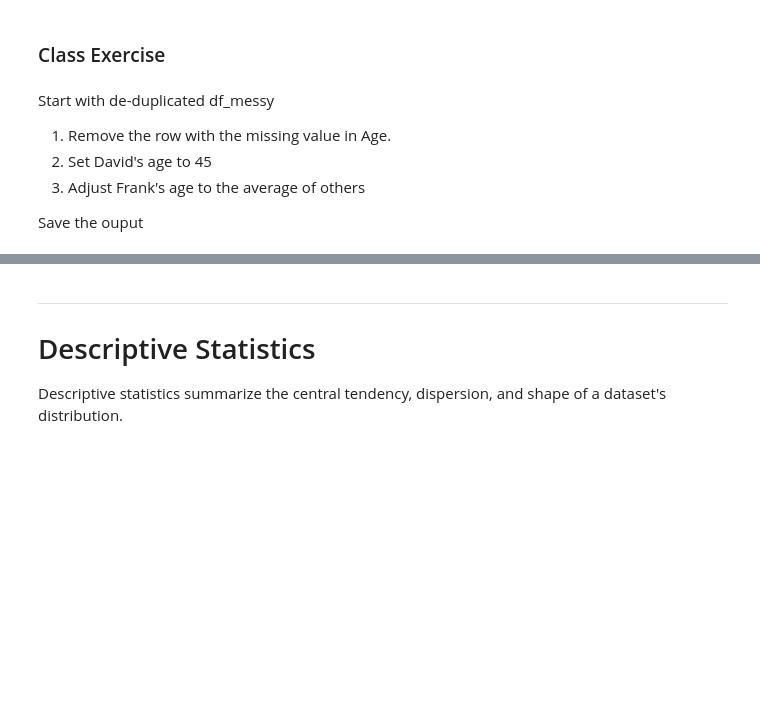
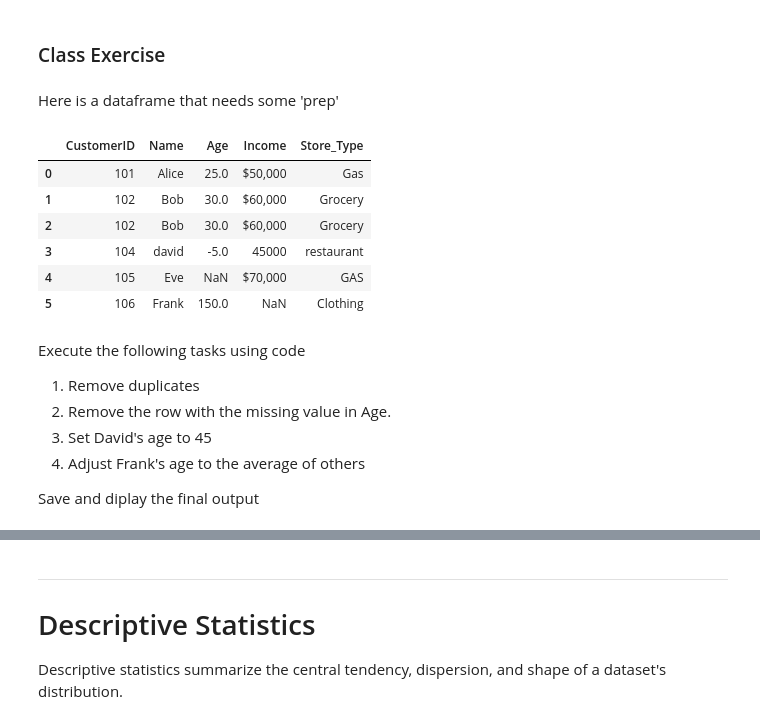
Before and after one commit to lnittala1-ops/BAN482, a Jupyter notebook: BAN482_Data_Wrangling.ipynb, the cells around one changed output, grey strips where cells are left out. Drawn from its saved outputs; the diff is of its cells as text; code cells hidden in the pictures; blank space fills up the shorter version.

```diff
--- a/BAN482_Data_Wrangling.ipynb
+++ b/BAN482_Data_Wrangling.ipynb
@@ -235,7 +233,32 @@ df_messy
+# %% [markdown]
+Here is a dataframe that needs some 'prep'
+# %%
+import pandas as pd
+import numpy as np
+
+messy_data = {
+    "CustomerID": [101, 102, 102, 104, 105, 106],
+    "Name": ["Alice ", "Bob", "Bob", "david", "Eve", "Frank"],
+    "Age": [25, 30, 30, -5, np.nan, 150],
+    "Income": ["$50,000", "$60,000", "$60,000", "45000", "$70,000", np.nan],
+    "Store_Type": ["Gas", "Grocery", "Grocery", "restaurant", "GAS", "Clothing"]
+}
+
+df_messy = pd.DataFrame(messy_data)
+df_messy
+# %% [output]
+|  | CustomerID | Name | Age | Income | Store_Type |
+| 0 | 101 | Alice | 25.0 | $50,000 | Gas |
+| 1 | 102 | Bob | 30.0 | $60,000 | Grocery |
+| 2 | 102 | Bob | 30.0 | $60,000 | Grocery |
+| 3 | 104 | david | -5.0 | 45000 | restaurant |
+| 4 | 105 | Eve | NaN | $70,000 | GAS |
+| 5 | 106 | Frank | 150.0 | NaN | Clothing |
 # %% [markdown]
-Start with de-duplicated df_messy
-1. Remove the row with the missing value in Age.
-2. Set David's age to 45
-3. Adjust Frank's age to the average of others
+Execute the following tasks using code
+1. Remove duplicates
+2. Remove the row with the missing value in Age.
+3. Set David's age to 45
+4. Adjust Frank's age to the average of others
 
-Save the ouput
+Save and diplay the final output
```
Also changed, not shown: parts of 5 cells of this notebook.
